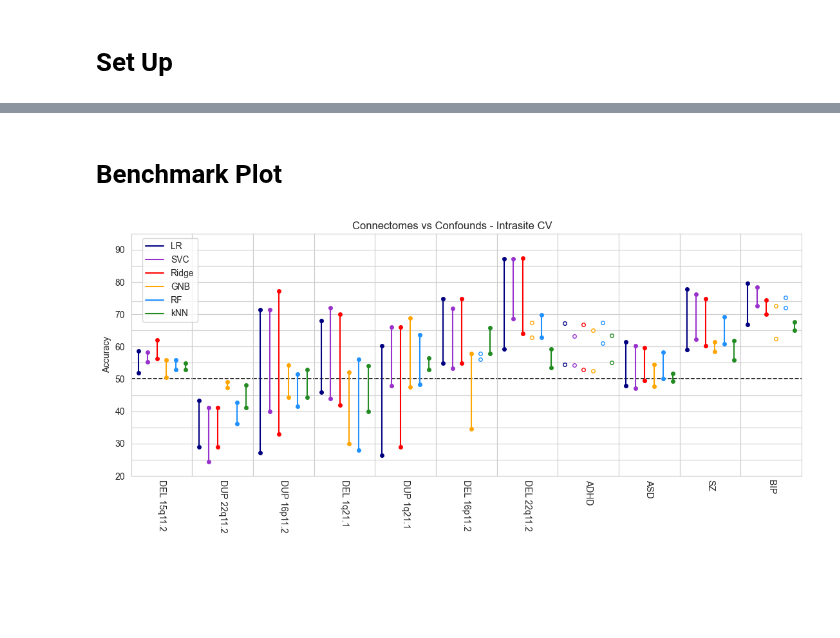
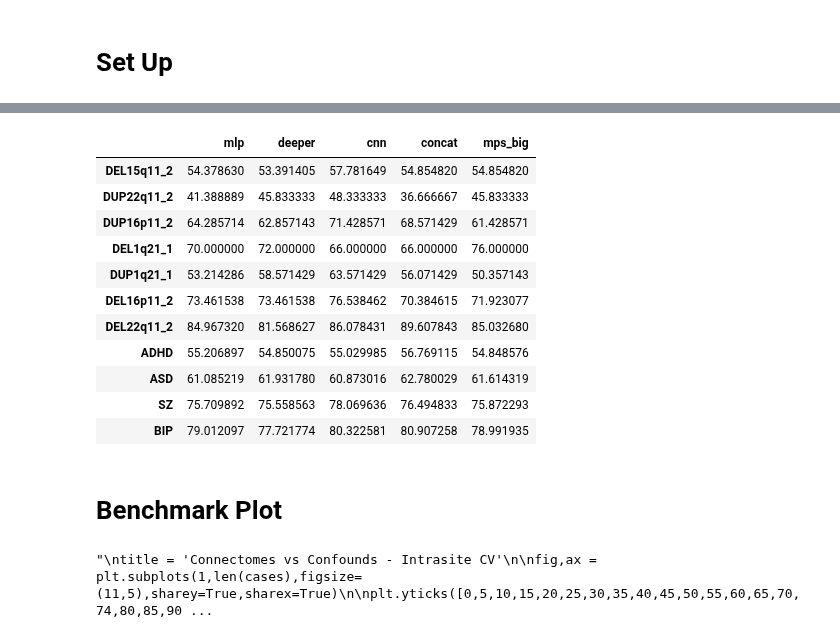
Before and after one commit to harveyaa/neuropsych_mtl, a Jupyter notebook: ML/benchmark_3/benchmark_3_plots.ipynb, the cells around one changed output, grey strips where cells are left out. Cells and saved outputs as stored; diff of their text form; code cells hidden in the pictures; blank space fills up the shorter version.

```diff
--- a/ML/benchmark_3/benchmark_3_plots.ipynb
+++ b/ML/benchmark_3/benchmark_3_plots.ipynb
@@ -6,3 +6,9 @@ import matplotlib.pyplot as plt
 import seaborn as sns
 # %% [markdown]
 # Set Up
+# %%
+# LOAD RESULTS
+res_p = '/Users/harveyaa/Documents/masters/neuropsych_mtl/ML/benchmark_3/results.csv'
+out_p = '.'
+
+single_p = '/Users/harveyaa/Documents/masters/neuropsych_mtl/MTL/results_paper/baseline/'
@@ -25,9 +74,25 @@ case_labels = ['DEL 15q11.2','DUP 22q11.2','DUP 16p11.2','DEL 1q21.1','DUP 1q21.
+# %%
+results_single
+# %% [output]
+|  | mlp | deeper | cnn | concat | mps_big |
+| DEL15q11_2 | 54.378630 | 53.391405 | 57.781649 | 54.854820 | 54.854820 |
+| DUP22q11_2 | 41.388889 | 45.833333 | 48.333333 | 36.666667 | 45.833333 |
+| DUP16p11_2 | 64.285714 | 62.857143 | 71.428571 | 68.571429 | 61.428571 |
+| DEL1q21_1 | 70.000000 | 72.000000 | 66.000000 | 66.000000 | 76.000000 |
+| DUP1q21_1 | 53.214286 | 58.571429 | 63.571429 | 56.071429 | 50.357143 |
+| DEL16p11_2 | 73.461538 | 73.461538 | 76.538462 | 70.384615 | 71.923077 |
+| DEL22q11_2 | 84.967320 | 81.568627 | 86.078431 | 89.607843 | 85.032680 |
+| ADHD | 55.206897 | 54.850075 | 55.029985 | 56.769115 | 54.848576 |
+| ASD | 61.085219 | 61.931780 | 60.873016 | 62.780029 | 61.614319 |
+| SZ | 75.709892 | 75.558563 | 78.069636 | 76.494833 | 75.872293 |
+| BIP | 79.012097 | 77.721774 | 80.322581 | 80.907258 | 78.991935 |
 # %% [markdown]
 # Benchmark Plot
 # %%
 ##################
 # BENCHMARK PLOT #
 ##################
+"""
 title = 'Connectomes vs Confounds - Intrasite CV'
 
 fig,ax = plt.subplots(1,len(cases),figsize=(11,5),sharey=True,sharex=True)
@@ -73,5 +138,6 @@ plt.ylim(20,95)
 plt.tight_layout(pad=0.5)
 plt.subplots_adjust(wspace=0)
 plt.savefig(os.path.join(out_p,'benchmark.png'),dpi=300)
+"""
 # %% [output]
-[figure, removed]
+"\ntitle = 'Connectomes vs Confounds - Intrasite CV'\n\nfig,ax = plt.subplots(1,len(cases),figsize=(11,5),sharey=True,sharex=True)\n\nplt.yticks([0,5,10,15,20,25,30,35,40,45,50,55,60,65,70,74,80,85,90 ...
```
Also changed, not shown: parts of 7 cells of this notebook.
